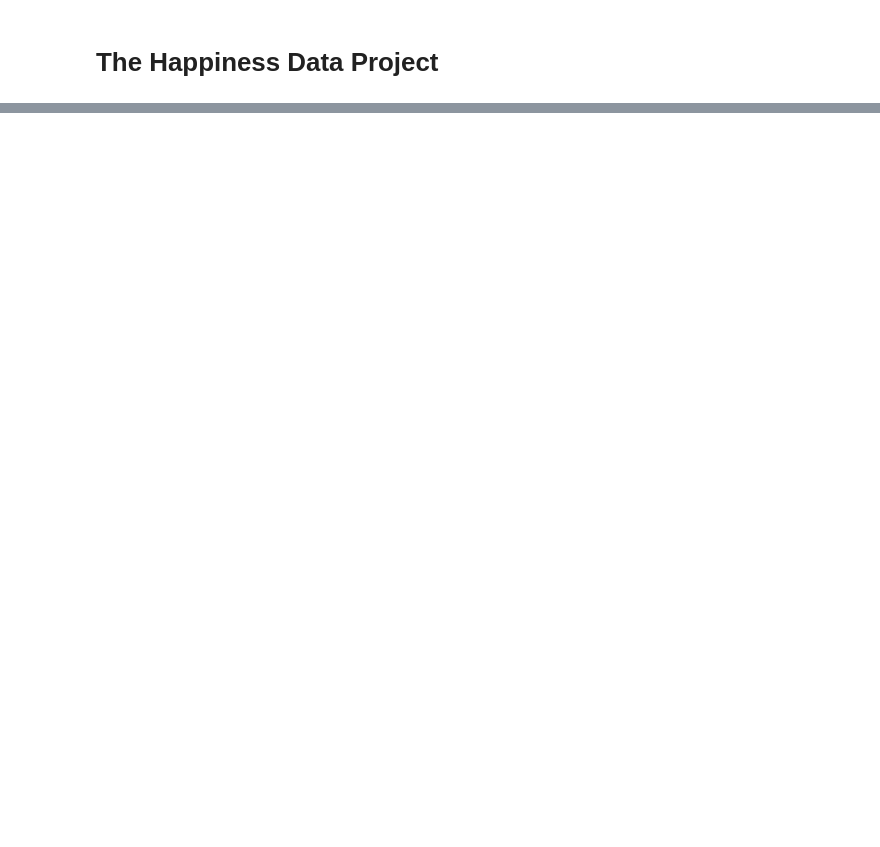
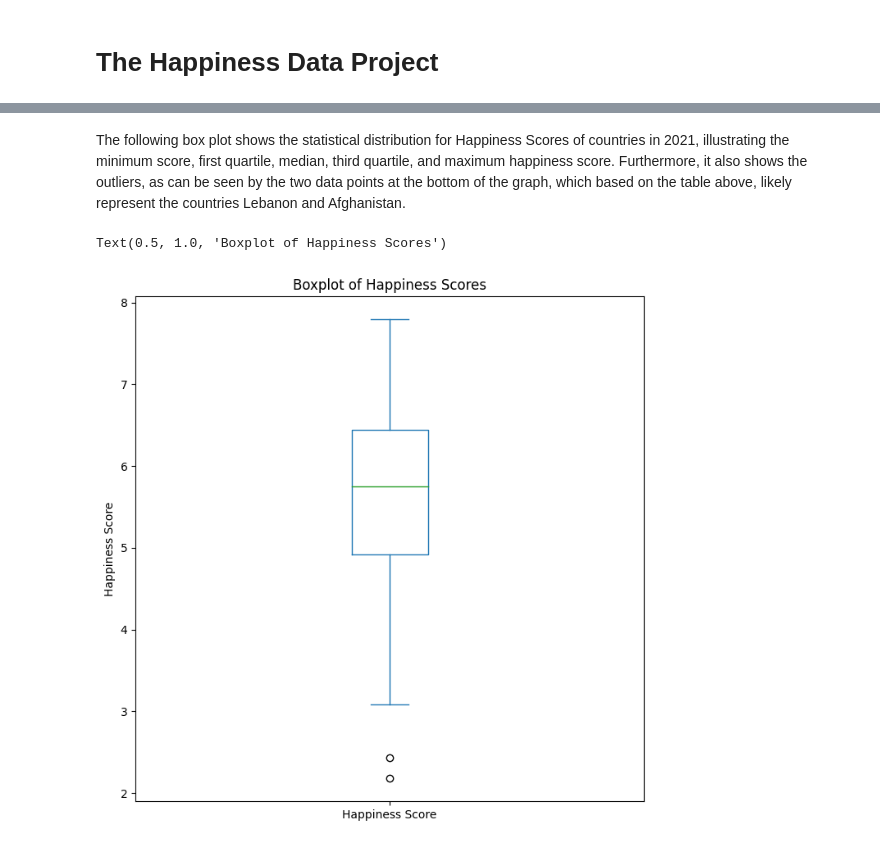
Before and after one commit to kjh97/DH-140, a Jupyter notebook: Final Project.ipynb, the cells around one changed output, grey strips where cells are left out. Saved outputs shown, nothing was run; the diff lists cells and outputs as text; code cells hidden in the pictures; blank space fills up the shorter version.

```diff
--- a/Final Project.ipynb
+++ b/Final Project.ipynb
@@ -39,0 +74,9 @@ hp19.plot(y = 'Score')
+# %% [markdown]
+The following box plot shows the statistical distribution for Happiness Scores of countries in 2021, illustrating the minimum score, first quartile, median, third quartile, and maximum happiness score. Furthermore, it also shows the outliers, as can be seen by the two data points at the bottom of the graph, which based on the table above, likely represent the countries Lebanon and Afghanistan.
+# %%
+hp21_df['Happiness Score'].plot(kind = 'box', figsize = (8,8))
+plt.ylabel("Happiness Score")
+plt.title('Boxplot of Happiness Scores')
+# %% [output]
+Text(0.5, 1.0, 'Boxplot of Happiness Scores')
+[figure, added]
```
Also changed, not shown: parts of 34 cells of this notebook, 2 other files.
